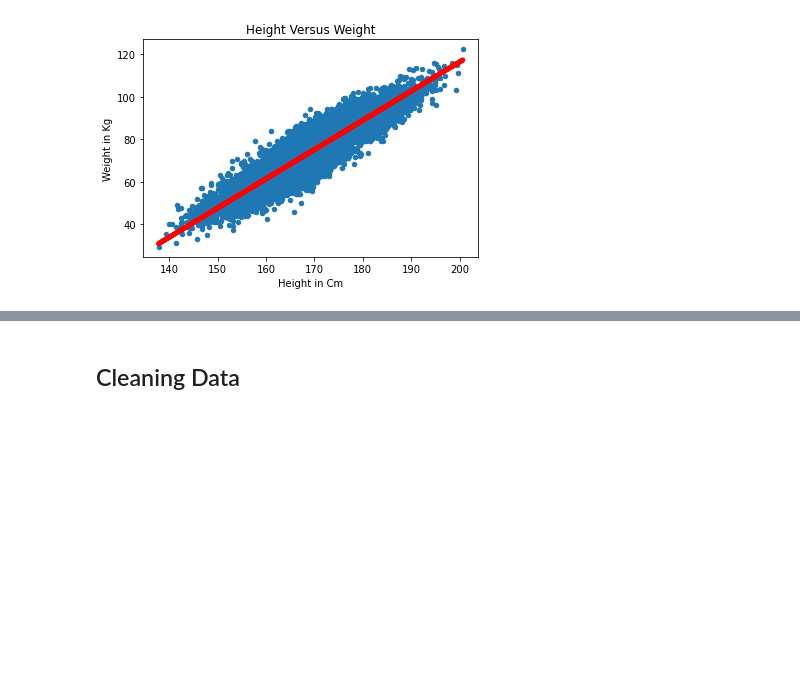
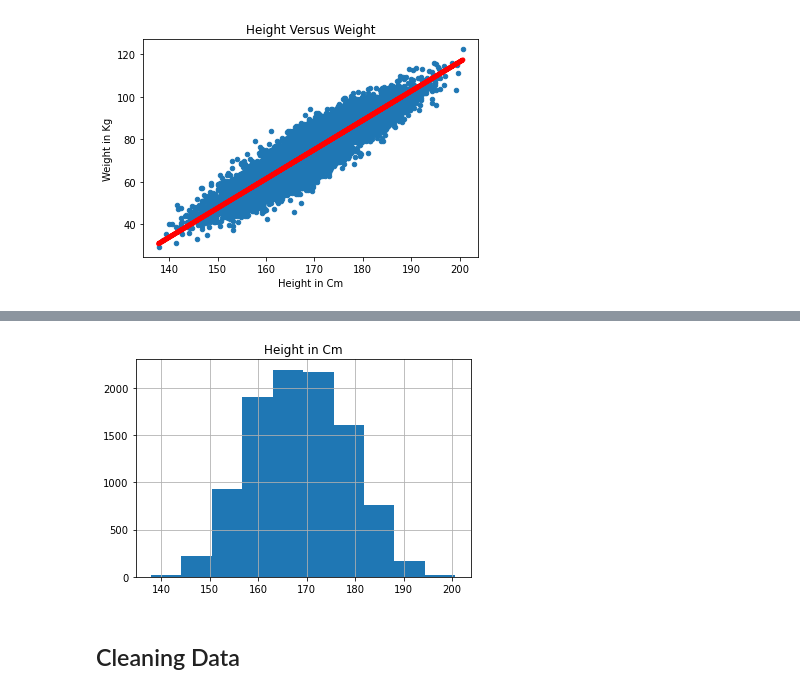
Before and after one commit to Asabeneh/Pandas, a Jupyter notebook: pandas.ipynb, the cells around one changed output, grey strips where cells are left out. Drawn from its saved outputs; the diff is of its cells as text; code cells hidden in the pictures; blank space fills up the shorter version.

```diff
--- a/pandas.ipynb
+++ b/pandas.ipynb
@@ -1860,3 +1870,8 @@ plt.show()
+# %%
+df[['Height in Cm']].hist(grid=True)
+plt.show()
+# %% [output]
+[figure, added]
 # %% [markdown]
 ## Cleaning Data
 # %% [markdown]
```
Also changed, not shown: parts of 4 cells of this notebook.
